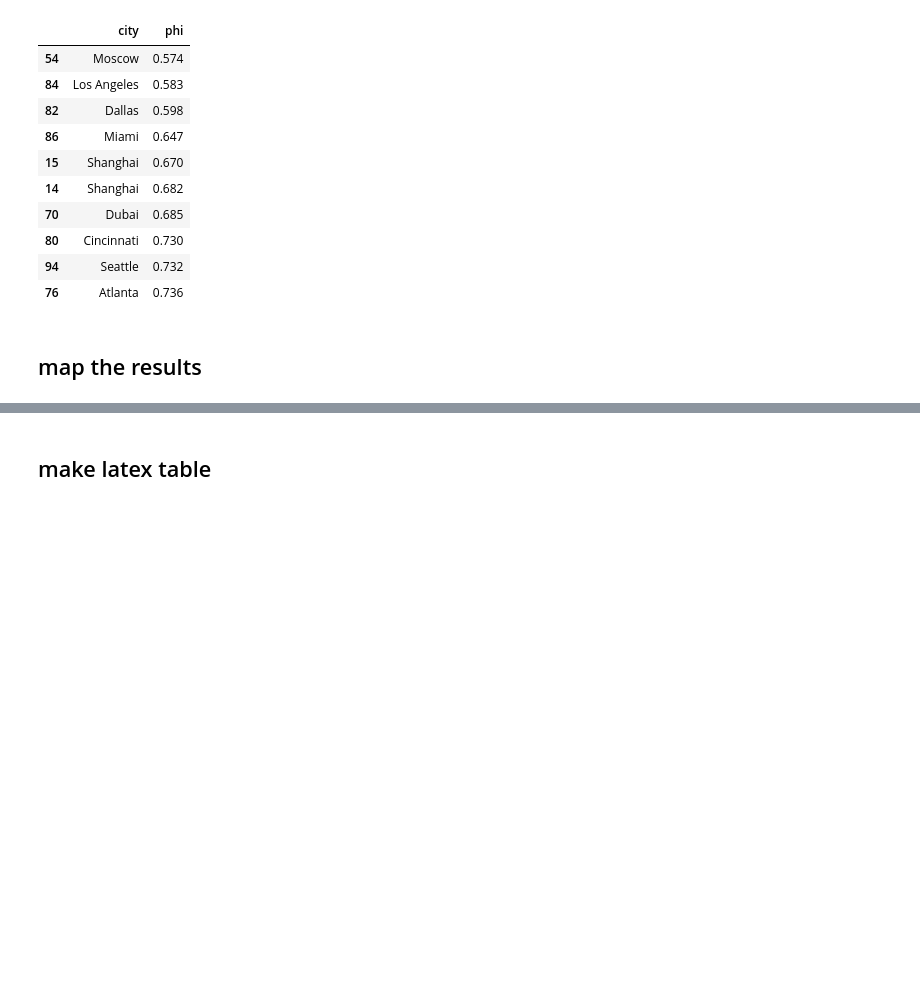
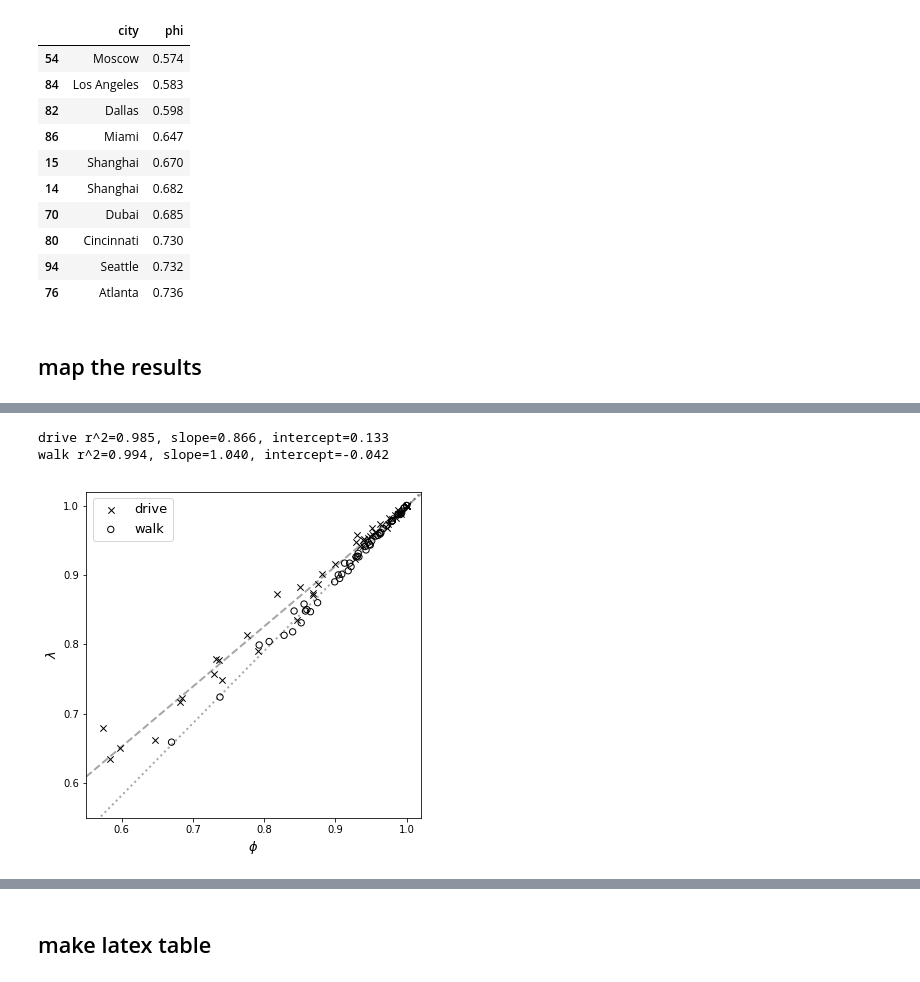
Before and after one commit to gboeing/planar-vs-nonplanar, a Jupyter notebook: planar-vs-nonplanar-analysis.ipynb, the cells around one changed output, grey strips where cells are left out. Drawn from its saved outputs; the diff is of its cells as text; code cells hidden in the pictures; blank space fills up the shorter version.

```diff
--- a/planar-vs-nonplanar-analysis.ipynb
+++ b/planar-vs-nonplanar-analysis.ipynb
@@ -86,0 +89,49 @@ plt.show()
+# %%
+walk = gdf[gdf['network_type']=='walk']
+drive = gdf[gdf['network_type']=='drive']
+x = gdf['phi'].copy()
+y = gdf['edge_length_ratio'].copy()
+drive_x = drive['phi'].copy()
+drive_y = drive['edge_length_ratio'].copy()
+walk_x = walk['phi'].copy()
+walk_y = walk['edge_length_ratio'].copy()
+
+drive_slope, drive_intercept, drive_r_value, drive_p_value, drive_std_err = stats.linregress(drive_x, drive_y)
+print('drive r^2={:.3f}, slope={:.3f}, intercept={:.3f}'.format(drive_r_value ** 2, drive_slope, drive_intercept))
+
+walk_slope, walk_intercept, walk_r_value, walk_p_value, walk_std_err = stats.linregress(walk_x, walk_y)
+print('walk r^2={:.3f}, slope={:.3f}, intercept={:.3f}'.format(walk_r_value ** 2, walk_slope, walk_intercept))
+
+fig, ax = plt.subplots(figsize=(6,6))
+drive_scatter = ax.scatter(x=drive_x, y=drive_y, c='k', edgecolor='none', s=40, linewidth=1, marker='x')
+walk_scatter = ax.scatter(x=walk_x, y=walk_y, c='none', edgecolor='k', s=40, linewidth=1, marker='o')
+
+# set x and y limits
+x_min = 0.55
+x_max = 1.02
+y_min = 0.55
+y_max = 1.02
+ax.set_xlim((x_min, x_max))
+ax.set_ylim((y_min, y_max))
+
+# create a line of best fit
+x_line = np.array([x_min, x_max])
+
+drive_Y_est = x_line * drive_slope + drive_intercept
+drive_line = ax.plot(x_line, drive_Y_est, c='k', alpha=0.35, linestyle='--', linewidth=2, zorder=-1)
+
+walk_Y_est = x_line * walk_slope + walk_intercept
+walk_line = ax.plot(x_line, walk_Y_est, c='k', alpha=0.35, linestyle=':', linewidth=2, zorder=-1)
+
+fontsize = 13
+fontname = 'DejaVu Sans'
+ax.set_xlabel(r'$\phi$', fontsize=fontsize, fontname=fontname)
+ax.set_ylabel(r'$\lambda$', fontsize=fontsize, fontname=fontname)
+plt.legend([drive_scatter, walk_scatter], ['drive', 'walk'], prop={'size':fontsize, 'family':fontname})
+
+fig.savefig('data/regression_lambda_phi_linear.png', dpi=300)
+plt.show()
+# %% [output]
+drive r^2=0.985, slope=0.866, intercept=0.133
+walk r^2=0.994, slope=1.040, intercept=-0.042
+[figure, added]
```
Also changed, not shown: parts of 5 cells of this notebook, 10 other files.
